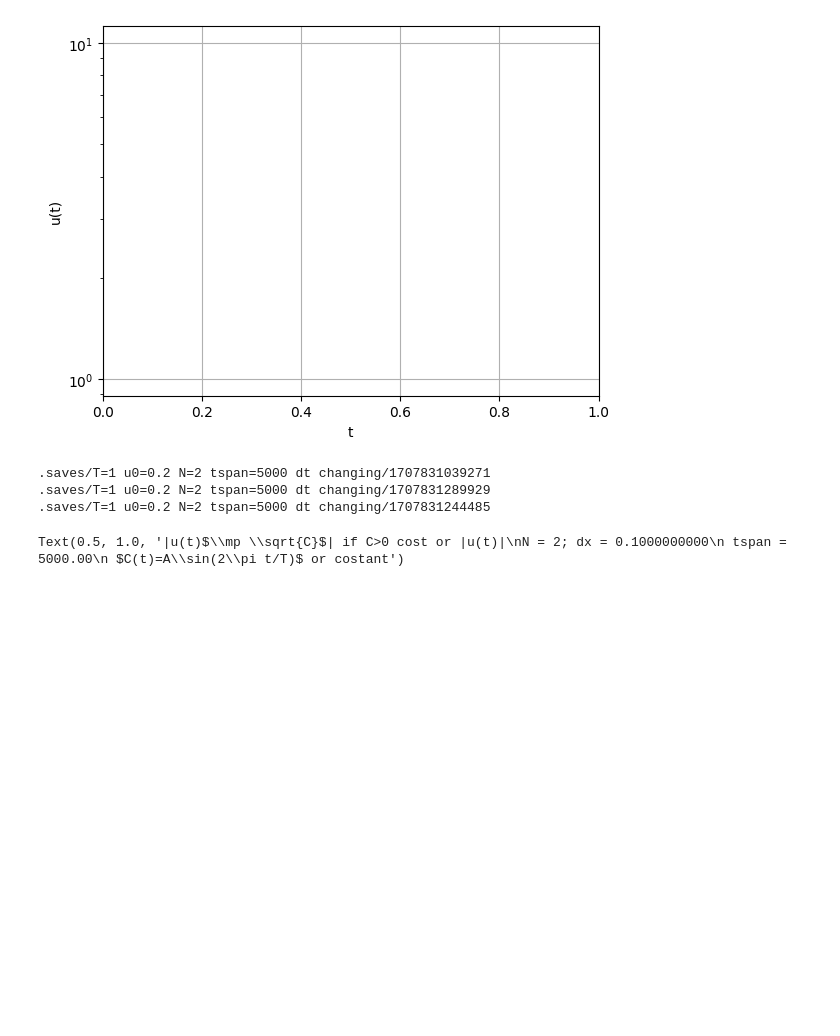
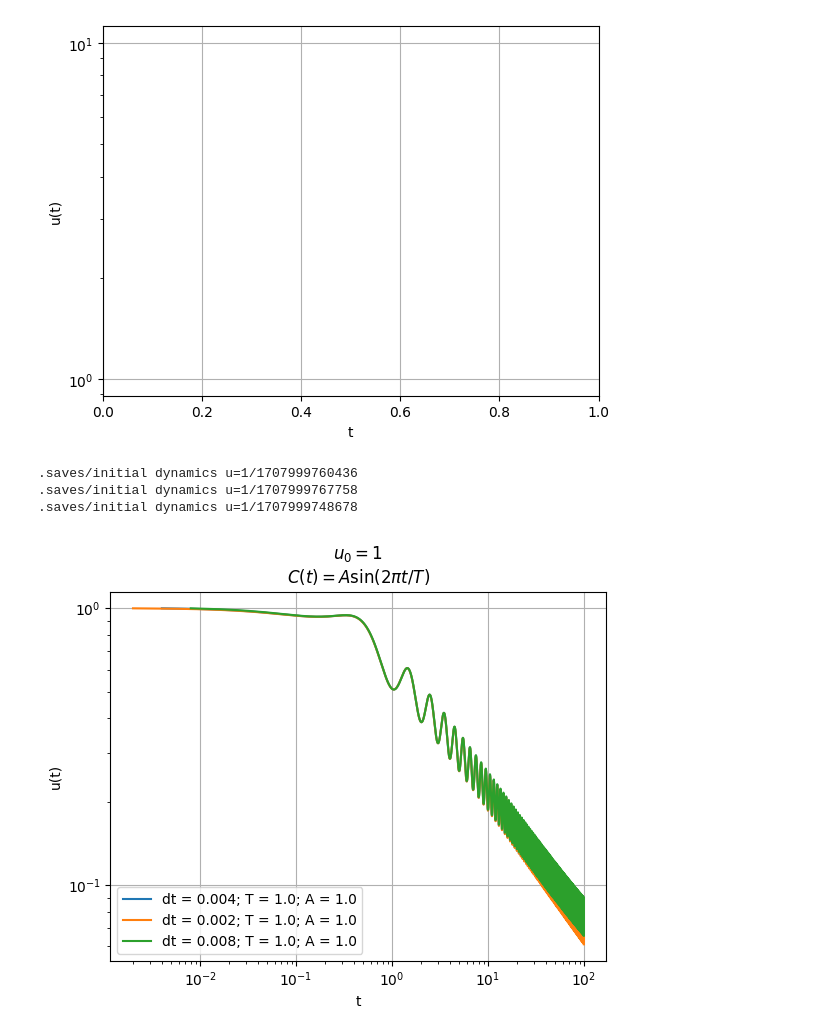
Before and after one commit to suanno/stage2, a Jupyter notebook: codes_tdgl/1D/flat plot u(t).ipynb, the cells around one changed output. Cells and saved outputs as stored; diff of their text form; code cells hidden in the pictures; blank space fills up the shorter version.

```diff
--- a/codes_tdgl/1D/flat plot u(t).ipynb
+++ b/codes_tdgl/1D/flat plot u(t).ipynb
@@ -55,6 +57,8 @@ for folder in os.scandir(dir_save):
         else:
             uu[i] = np.abs(float(y))
         i = i + 1
+        if tt[i-1] > lastt:
+            break
 
     imax = int(float(lastt)/float(dt))
     label = "dt = " + str(dt)
@@ -65,13 +69,24 @@ for folder in os.scandir(dir_save):
     ax.plot(tt[0:min(i,imax)],uu[0:min(i,imax)],label=label)  # We remove 1/u0^2 to have a power law behaviour from t=0 (otherwise it gets so only when the power law gets more important than the added)
     ax.legend()
 # %% [output]
-.saves/T=1 u0=0.2 N=2 tspan=5000 dt changing/1707831039271
-.saves/T=1 u0=0.2 N=2 tspan=5000 dt changing/1707831289929
-.saves/T=1 u0=0.2 N=2 tspan=5000 dt changing/1707831244485
+.saves/initial dynamics u=1/1707999760436
+.saves/initial dynamics u=1/1707999767758
+.saves/initial dynamics u=1/1707999748678
 # %%
-ax.set_title("|u(t)$\mp \sqrt{C}$| if C>0 cost or |u(t)|\n" + "N = " + str(N) + "; dx = " + str(dx) + "\n tspan = " + str(tmax)  + "\n $C(t)=A\sin(2\pi t/T)$ or costant")
+#dt = 0.008
+#ax.axvline(1000)
+title = ""
+title = title + "$u_0 = " + str(u0) + "$"
+#title = title + "\n dt = " + str(round(float(dt),6))
+title = title + "\n$C(t) = A\sin(2\pi t/T)$"
+#title = title + "\n$C(t)=" + str(round(float(A),2)) + "\sin(2\pi t/" + str(round(T,2)) + ")$"
+ax.set_title(title)
+ax.set_xscale("log")
+#ax.set_title("|u(t)$\mp \sqrt{C}$| if C>0 cost or |u(t)|\n" + "N = " + str(N) + "; dx = " + str(dx) + "\n tspan = " + str(tmax)  + "\n $C(t)=A\sin(2\pi t/T)$ or costant")
-# %% [output]
-Text(0.5, 1.0, '|u(t)$\\mp \\sqrt{C}$| if C>0 cost or |u(t)|\nN = 2; dx = 0.1000000000\n tspan = 5000.00\n $C(t)=A\\sin(2\\pi t/T)$ or costant')
+# %%
+fig
+# %% [output]
+[figure, added]
 # %%
 # Add correct curve and Asymptotic curves
 # We use the Empirical fact I_0(T) = 2.28T for C(t) sine and 16.844T for cosine
```
Also changed, not shown: parts of 8 cells of this notebook, 14 other files.
